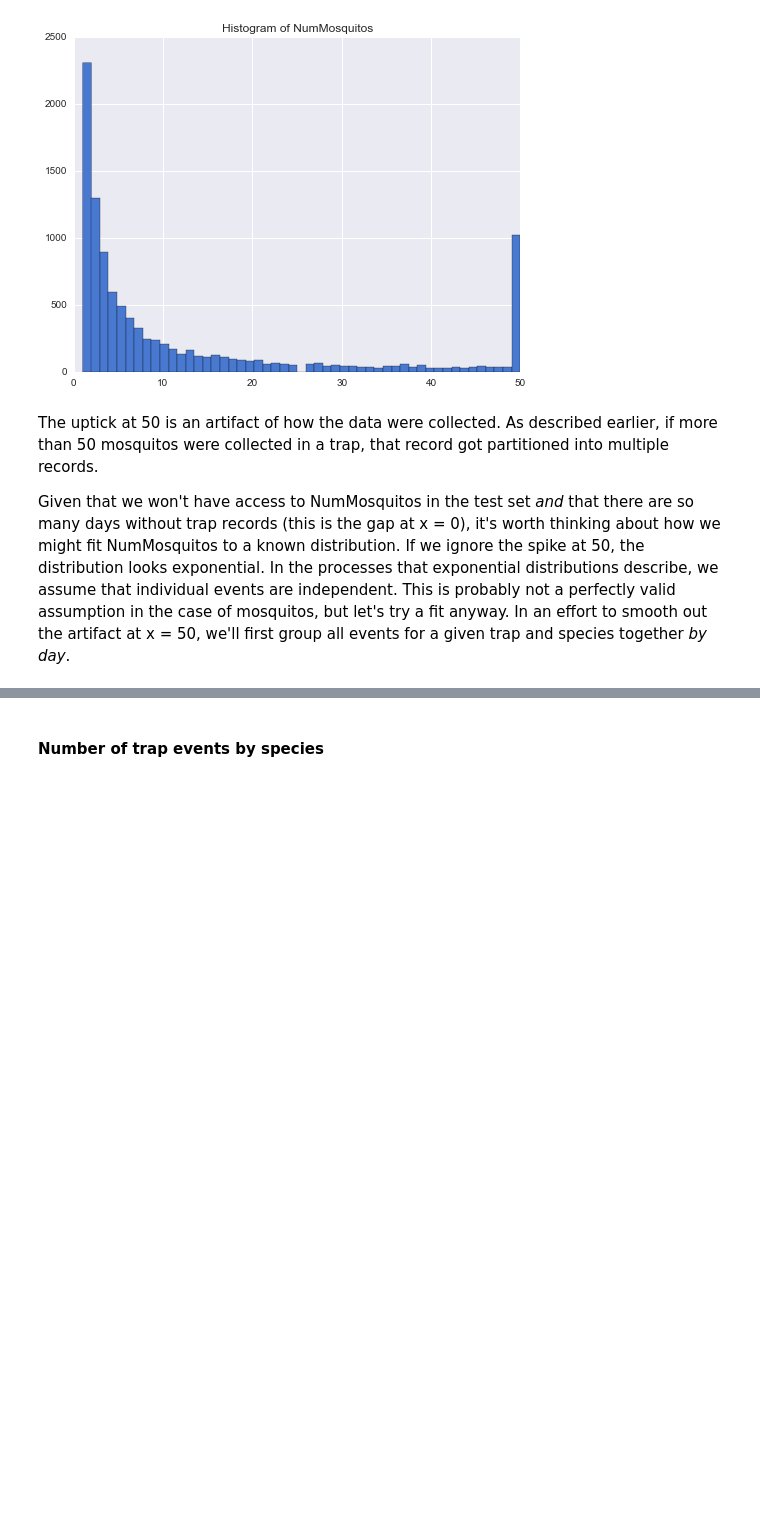
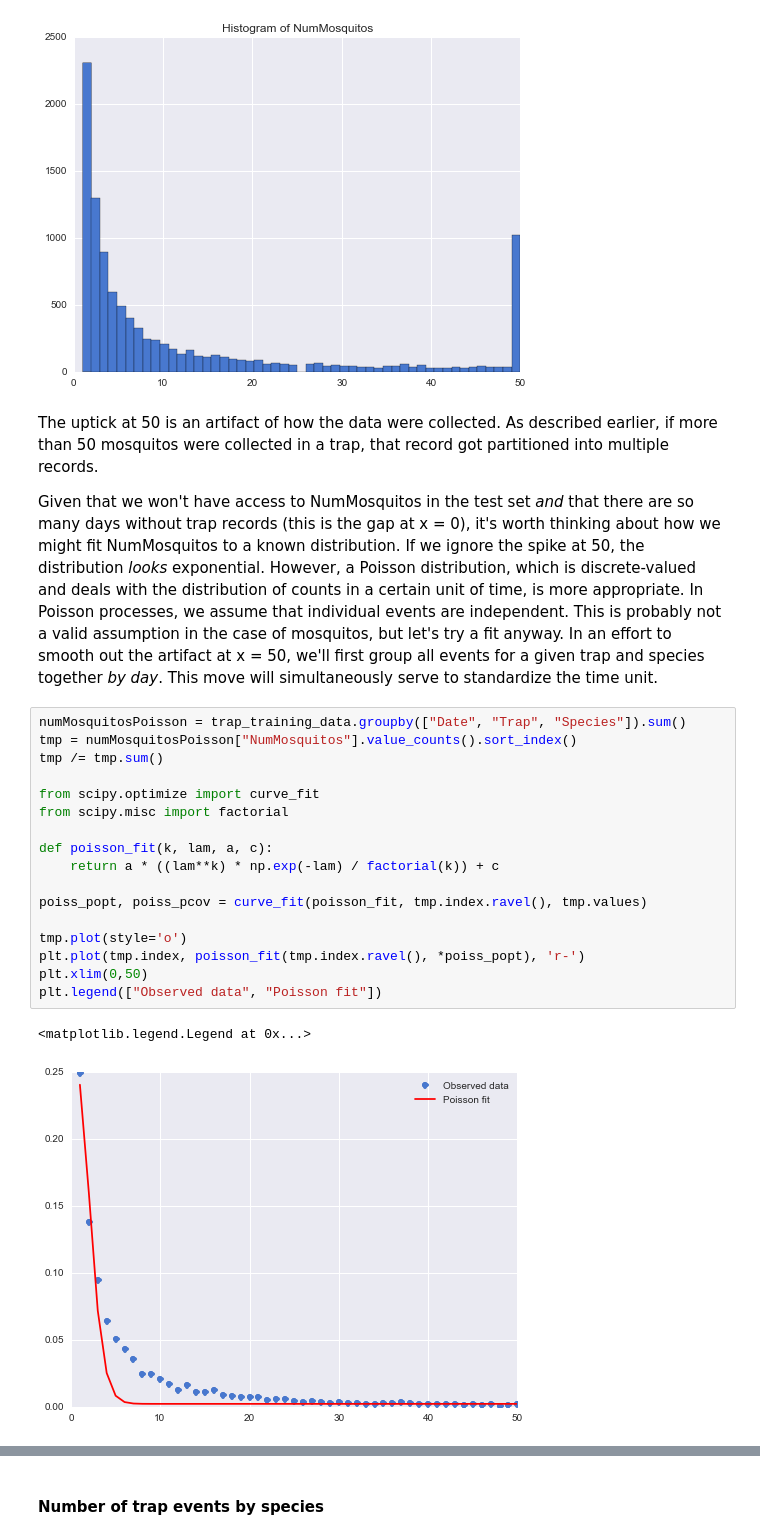
Before and after one commit to yourdon/west-nile, a Jupyter notebook: src/west_nile.ipynb, the cells around one changed output, grey strips where cells are left out. Cells and saved outputs as stored; diff of their text form; blank space fills up the shorter version.

```diff
--- a/src/west_nile.ipynb
+++ b/src/west_nile.ipynb
@@ -190,4 +190,24 @@ plt.title("Histogram of NumMosquitos")
 # %% [markdown]
 The uptick at 50 is an artifact of how the data were collected. As described earlier, if more than 50 mosquitos were collected in a trap, that record got partitioned into multiple records.
 
-Given that we won't have access to NumMosquitos in the test set *and* that there are so many days without trap records (this is the gap at x = 0), it's worth thinking about how we might fit NumMosquitos to a known distribution. If we ignore the spike at 50, the distribution looks exponential. In the processes that exponential distributions describe, we assume that individual events are independent. This is probably not a perfectly valid assumption in the case of mosquitos, but let's try a fit anyway. In an effort to smooth out the artifact at x = 50, we'll first group all events for a given trap and species together *by day*.
+Given that we won't have access to NumMosquitos in the test set *and* that there are so many days without trap records (this is the gap at x = 0), it's worth thinking about how we might fit NumMosquitos to a known distribution. If we ignore the spike at 50, the distribution *looks* exponential. However, a Poisson distribution, which is discrete-valued and deals with the distribution of counts in a certain unit of time, is more appropriate. In Poisson processes, we assume that individual events are independent. This is probably not a valid assumption in the case of mosquitos, but let's try a fit anyway. In an effort to smooth out the artifact at x = 50, we'll first group all events for a given trap and species together *by day*. This move will simultaneously serve to standardize the time unit.
+# %%
+numMosquitosPoisson = trap_training_data.groupby(["Date", "Trap", "Species"]).sum()
+tmp = numMosquitosPoisson["NumMosquitos"].value_counts().sort_index()
+tmp /= tmp.sum()
+
+from scipy.optimize import curve_fit
+from scipy.misc import factorial
+
+def poisson_fit(k, lam, a, c):
+    return a * ((lam**k) * np.exp(-lam) / factorial(k)) + c
+
+poiss_popt, poiss_pcov = curve_fit(poisson_fit, tmp.index.ravel(), tmp.values)
+
+tmp.plot(style='o')
+plt.plot(tmp.index, poisson_fit(tmp.index.ravel(), *poiss_popt), 'r-')
+plt.xlim(0,50)
+plt.legend(["Observed data", "Poisson fit"])
+# %% [output]
+<matplotlib.legend.Legend at 0x...>
+[figure, added]
```
Also changed, not shown: parts of 74 cells of this notebook.
